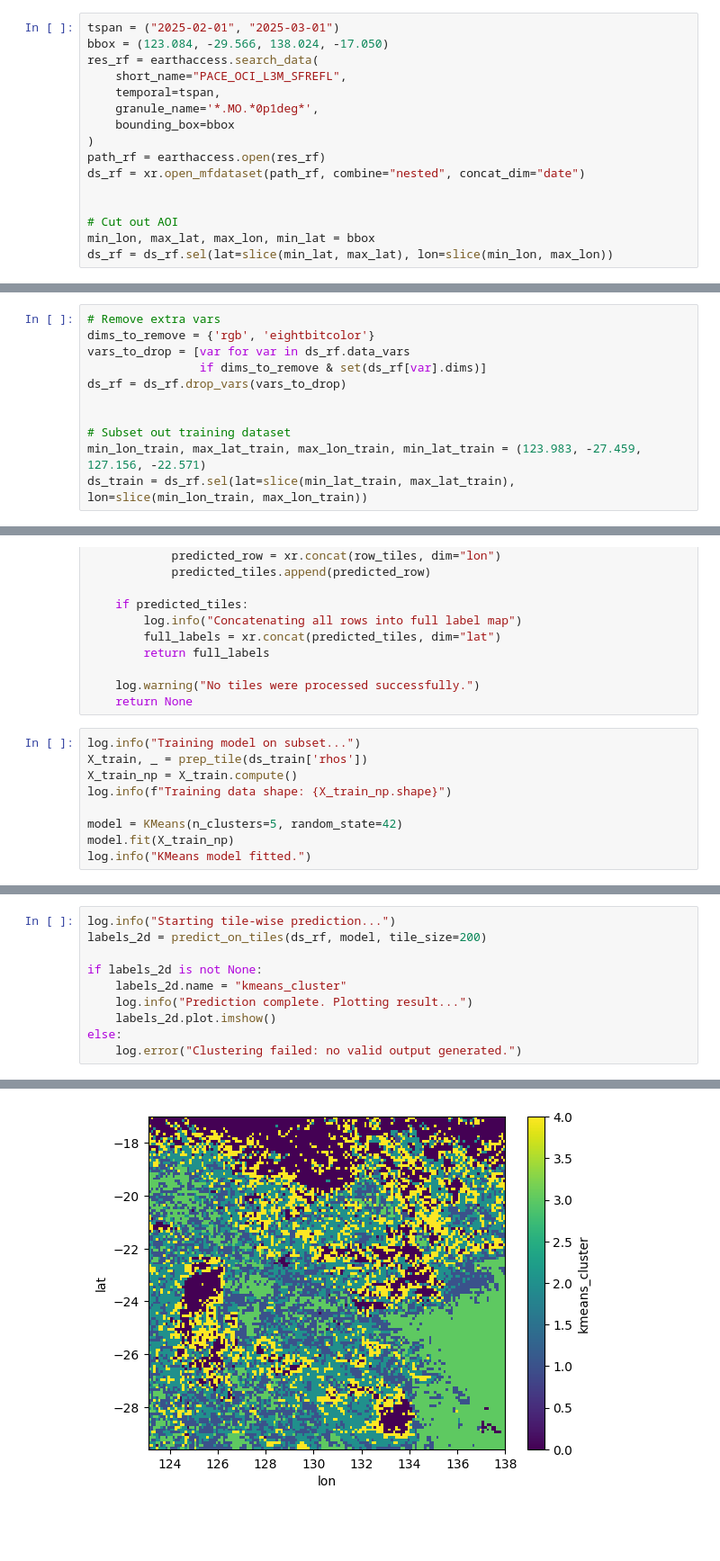
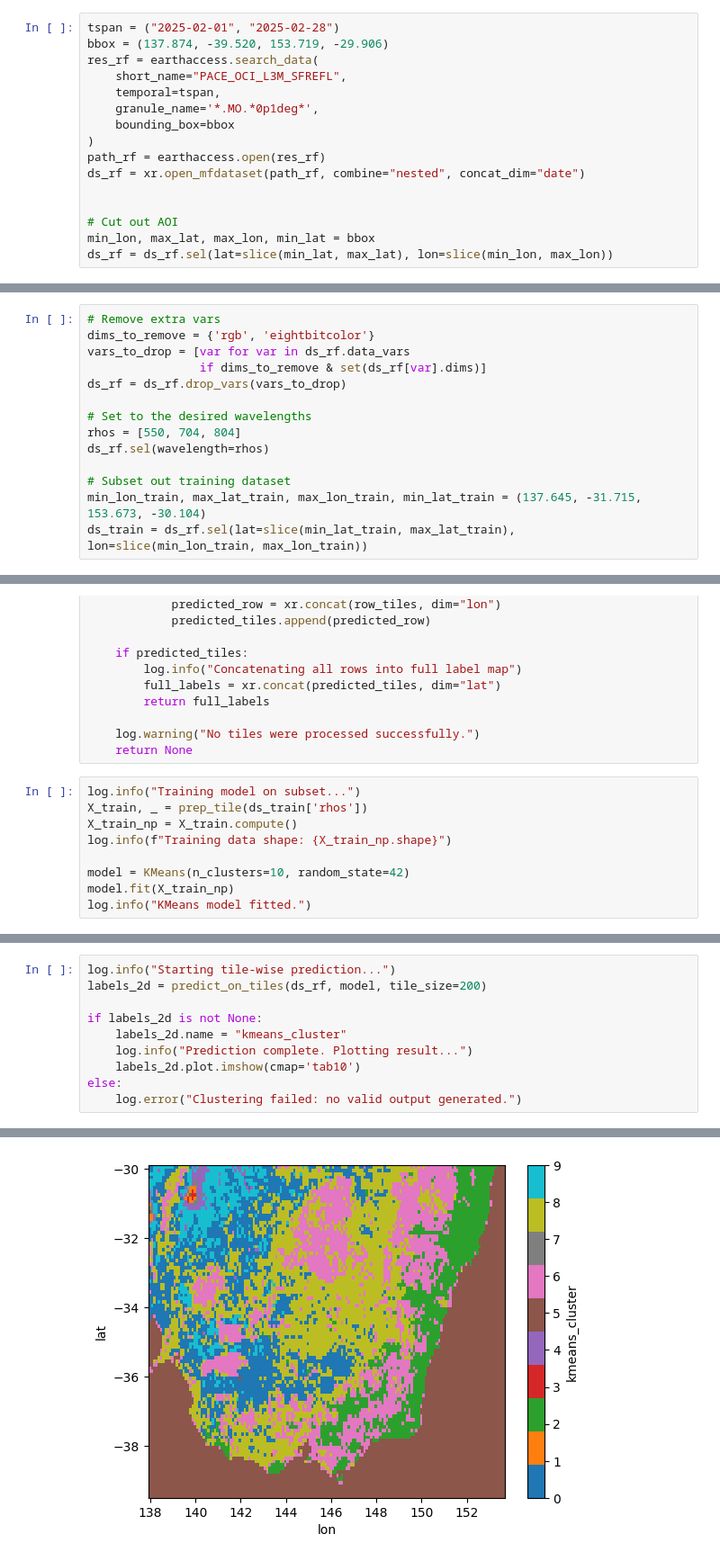
Before and after one commit to eschlossberg/pace-just-land, a Jupyter notebook: scripts/pace_hs_clustering.ipynb, the cells around one changed output, grey strips where cells are left out. Shown at 90% size. Saved outputs shown, nothing was run; the diff lists cells and outputs as text; blank space fills up the shorter version.

```diff
--- a/scripts/pace_hs_clustering.ipynb
+++ b/scripts/pace_hs_clustering.ipynb
@@ -30,6 +50,6 @@ client = Client()
 # %%
-tspan = ("2025-02-01", "2025-03-01")
-bbox = (123.084, -29.566, 138.024, -17.050)
+tspan = ("2025-02-01", "2025-02-28")
+bbox = (137.874, -39.520, 153.719, -29.906)
 res_rf = earthaccess.search_data(
     short_name="PACE_OCI_L3M_SFREFL",
     temporal=tspan,
@@ -75,9 +95,12 @@ vars_to_drop = [var for var in ds_rf.data_vars
                 if dims_to_remove & set(ds_rf[var].dims)]
 ds_rf = ds_rf.drop_vars(vars_to_drop)
 
+# Set to the desired wavelengths
+rhos = [550, 704, 804]
+ds_rf.sel(wavelength=rhos)
 
 # Subset out training dataset
-min_lon_train, max_lat_train, max_lon_train, min_lat_train = (123.983, -27.459, 127.156, -22.571)
+min_lon_train, max_lat_train, max_lon_train, min_lat_train = (137.645, -31.715, 153.673, -30.104)
 ds_train = ds_rf.sel(lat=slice(min_lat_train, max_lat_train), lon=slice(min_lon_train, max_lon_train))
 # %%
 def prep_tile(tile):
@@ -142,7 +165,7 @@ X_train, _ = prep_tile(ds_train['rhos'])
 X_train_np = X_train.compute()
 log.info(f"Training data shape: {X_train_np.shape}")
 
-model = KMeans(n_clusters=5, random_state=42)
+model = KMeans(n_clusters=10, random_state=42)
 model.fit(X_train_np)
 log.info("KMeans model fitted.")
 # %% [output]
@@ -170,7 +193,7 @@ labels_2d = predict_on_tiles(ds_rf, model, tile_size=200)
 if labels_2d is not None:
     labels_2d.name = "kmeans_cluster"
     log.info("Prediction complete. Plotting result...")
-    labels_2d.plot.imshow()
+    labels_2d.plot.imshow(cmap='tab10')
 else:
     log.error("Clustering failed: no valid output generated.")
 # %% [output]
@@ -194,4 +212,4 @@ See also https://docs.dask.org/en/stable/best-practices.html#load-data-with-dask
-[figure, old version]
+[figure, new version]
 # %%
 log.info("Writing output to GeoTIFF...")
 labels_2d = labels_2d.sortby("lat", ascending=False)
```
Also changed, not shown: parts of 9 cells of this notebook.
